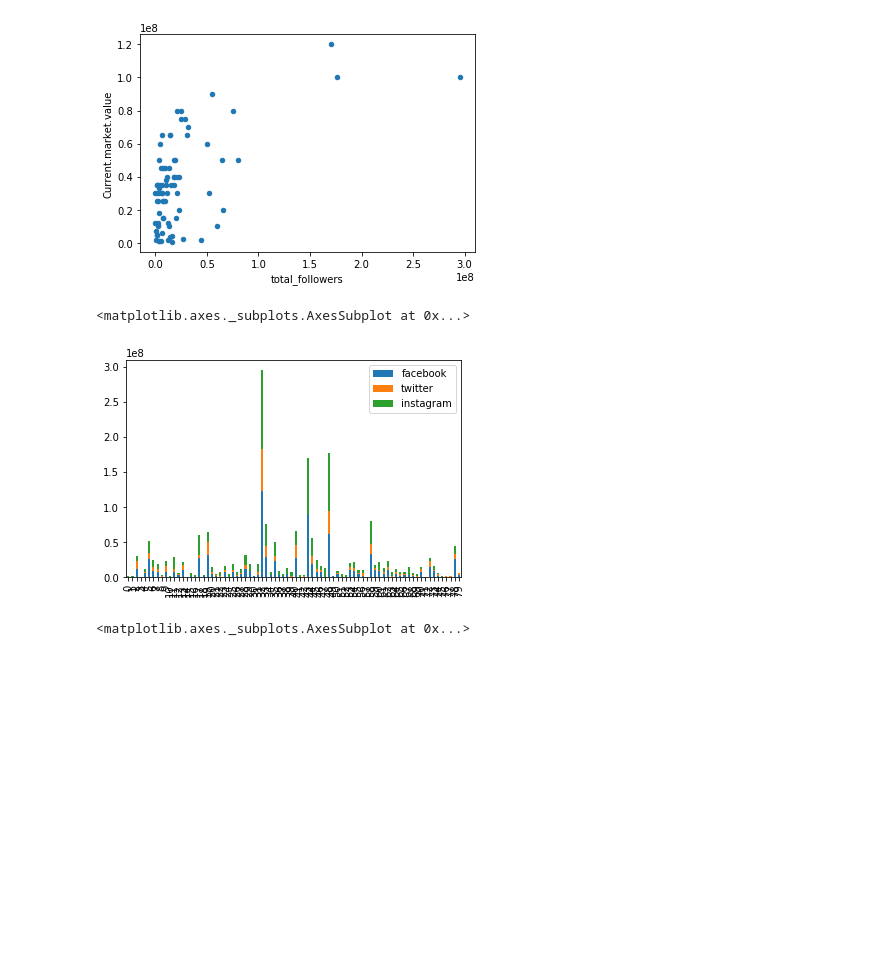
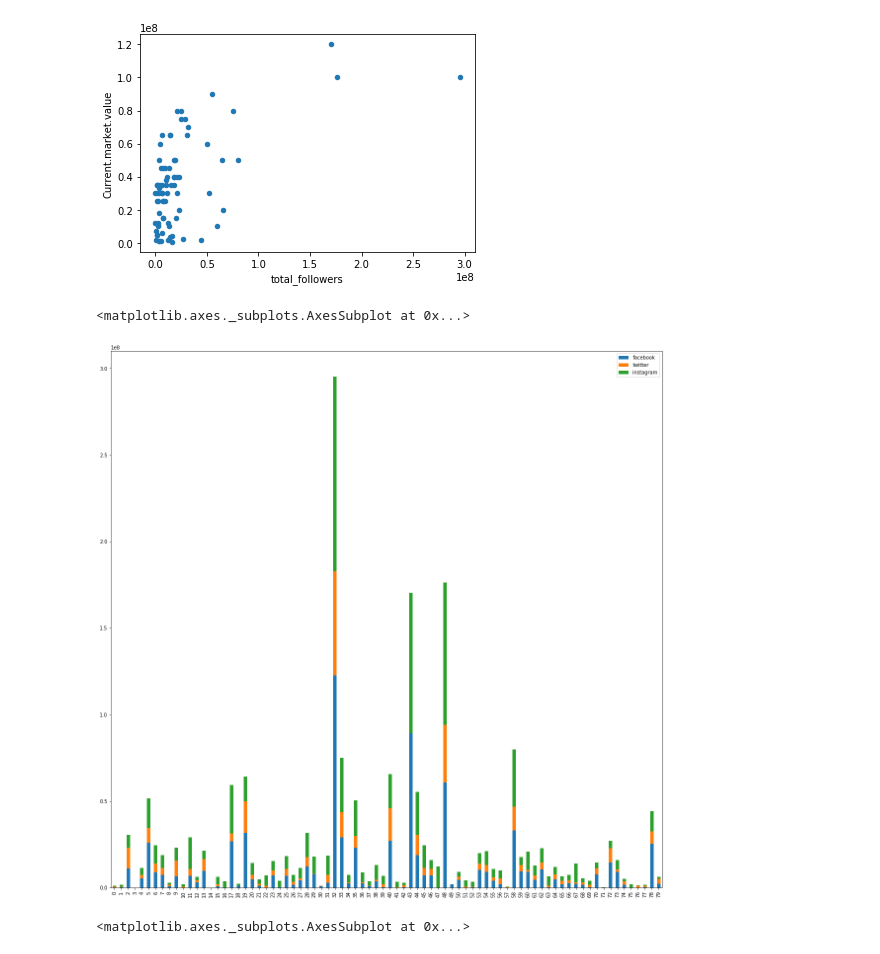
Before and after one commit to lekeh12/thinkful, a Jupyter notebook: Capstone Q1 Draft.ipynb, the cells around one changed output. Saved outputs shown, nothing was run; the diff lists cells and outputs as text; code cells hidden in the pictures; blank space fills up the shorter version.

```diff
--- a/Capstone Q1 Draft.ipynb
+++ b/Capstone Q1 Draft.ipynb
@@ -121,4 +131,4 @@ df_playerdata_merge
 | 79 | Miguel Layun | Jun 25, 1988 | Cordoba, Mexico | 29 | 1.79 | NaN | Mexico, Spain | Defence - Left-Back | both | ... |
 80 rows × 25 columns
 # %%
-df_playerdata_merge[['Name', 'Current.market.value', 'Highest.market.value', 'facebook', 'twitter', 'instagram', 'total_followers']]
+df_playerdata_merge = df_playerdata_merge[['Name', 'Current.market.value', 'Highest.market.value', 'facebook', 'twitter', 'instagram', 'total_followers']]
@@ -248,10 +239,10 @@ df_playerdata_merge.plot(kind='scatter', x='total_followers', y='Current.market.
 # %%
 df_socmedbar = df_playerdata_merge[['facebook', 'twitter', 'instagram']]
 # %%
-df_socmedbar.plot(kind='bar', stacked=True)
+df_socmedbar.plot(kind='bar', stacked=True, figsize=(20, 20))
 # %% [output]
 <matplotlib.axes._subplots.AxesSubplot at 0x...>
-[figure, old version]
+[figure, new version]
 # %%
 df_playerdata_merge.boxplot(column='Current.market.value')
 # %% [output]
```
Also changed, not shown: parts of 5 cells of this notebook, 2 other files.
